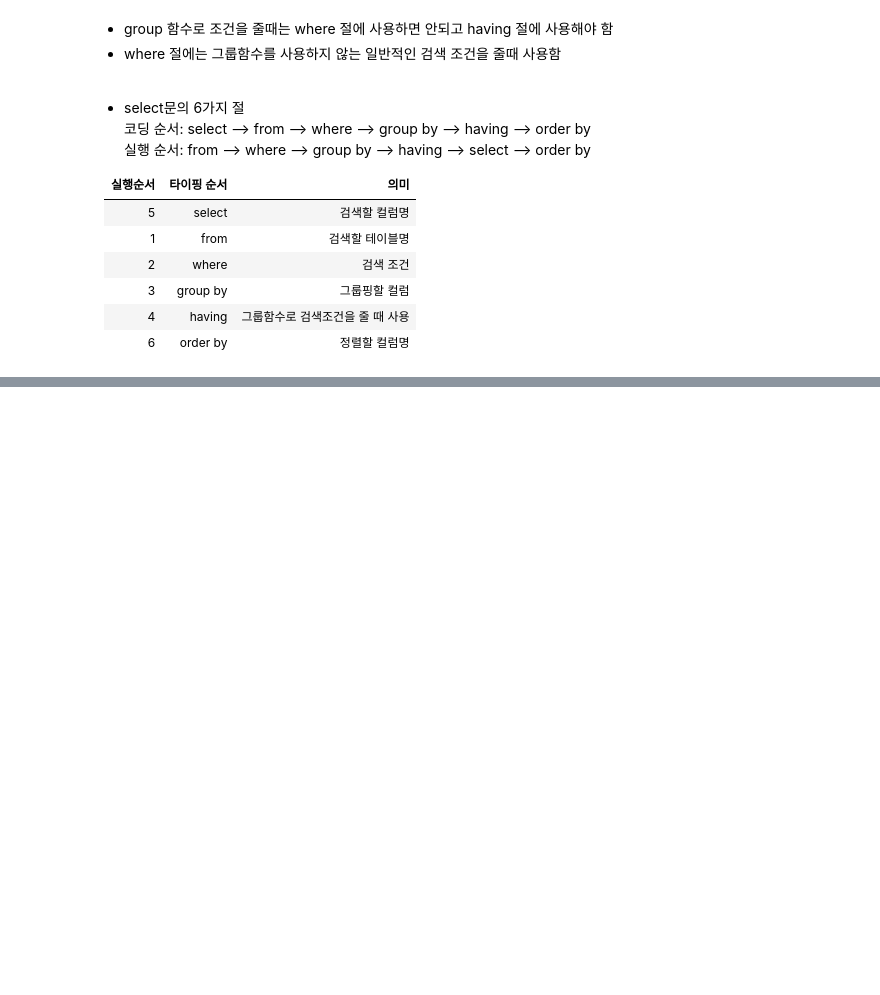
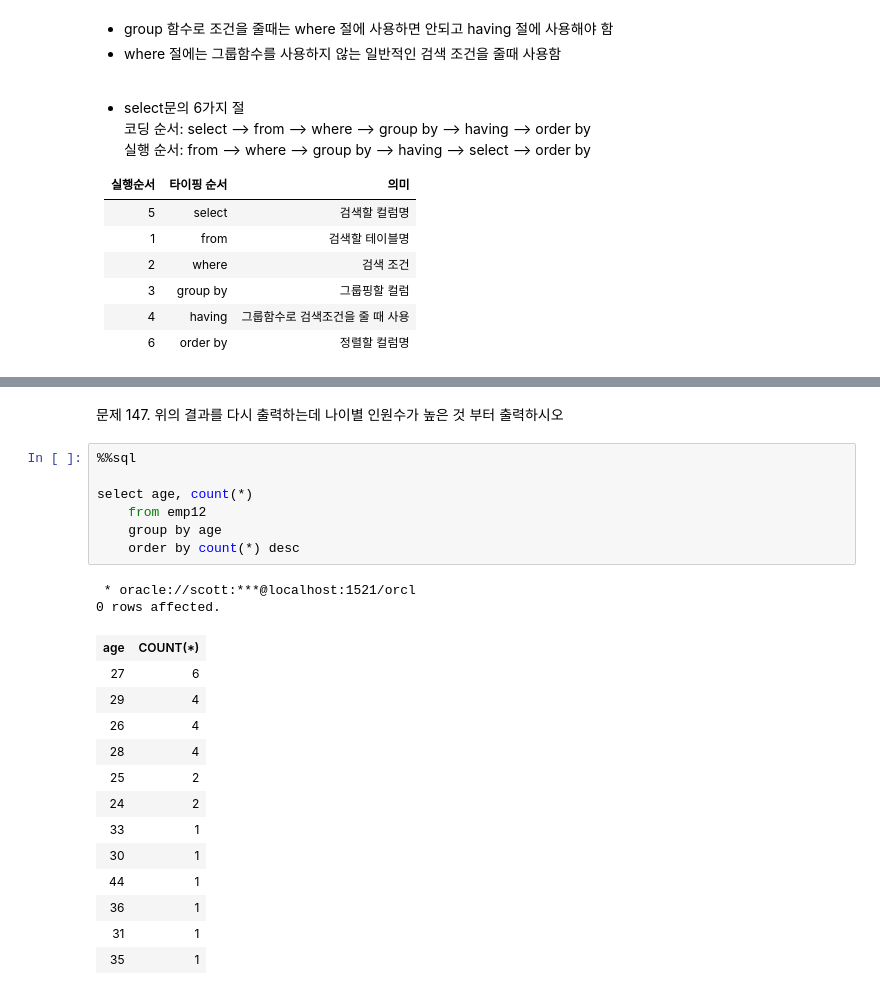
Before and after one commit to unknown-jun/Oracle_SQL, a Jupyter notebook: Part 2_8. 집계함수.ipynb, the cells around one changed output, grey strips where cells are left out. Saved outputs shown, nothing was run; the diff lists cells and outputs as text; blank space fills up the shorter version.

```diff
--- a/Part 2_8. 집계함수.ipynb
+++ b/Part 2_8. 집계함수.ipynb
@@ -589,0 +735,25 @@ select job, sum(nvl(sal, 0))
+# %% [markdown]
+문제 147. 위의 결과를 다시 출력하는데 나이별 인원수가 높은 것 부터 출력하시오
+# %%
+%%sql
+
+select age, count(*)
+    from emp12
+    group by age
+    order by count(*) desc
+# %% [output]
+ * oracle://scott:***@localhost:1521/orcl
+0 rows affected.
+| age | COUNT(*) |
+| 27 | 6 |
+| 29 | 4 |
+| 26 | 4 |
+| 28 | 4 |
+| 25 | 2 |
+| 24 | 2 |
+| 33 | 1 |
+| 30 | 1 |
+| 44 | 1 |
+| 36 | 1 |
+| 31 | 1 |
+| 35 | 1 |
```
Also changed, not shown: parts of 24 cells of this notebook.
